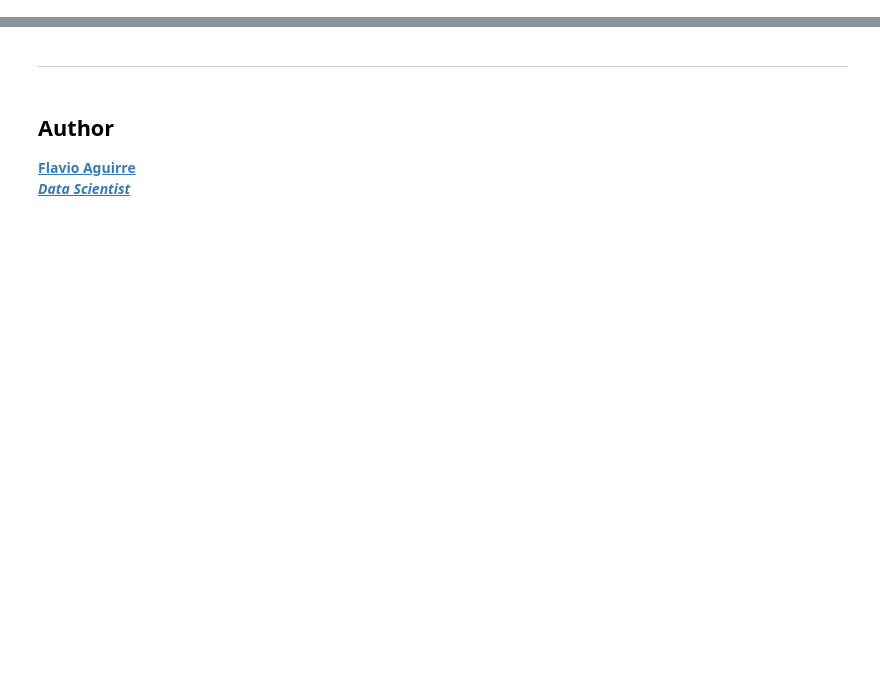
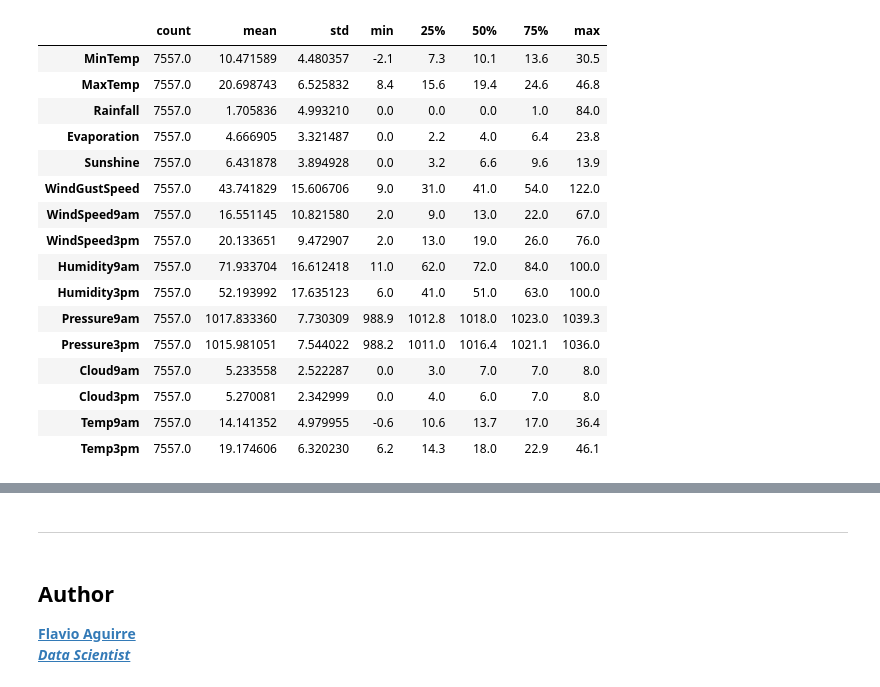
Before and after one commit to flavioaguirre/precipi-check, a Jupyter notebook: notebooks/02-data-wrangling.ipynb, the cells around one changed output, grey strips where cells are left out. Saved outputs shown, nothing was run; the diff lists cells and outputs as text; code cells hidden in the pictures; blank space fills up the shorter version.

Commit message:
refactor: improve 02-data-wrangling with leakage checks and seasonality feature

```diff
--- a/notebooks/02-data-wrangling.ipynb
+++ b/notebooks/02-data-wrangling.ipynb
@@ -75,4 +158,12 @@ With this new goal, we should update the names of the rainfall columns to avoid
 # %%
-df = df.rename(columns={'RainToday': 'RainYesterday',
-                        'RainTomorrow': 'RainToday'
-                        })
+## Location Selection
+
+print("Unique locations in the full dataset:")
+print(sorted(df["Location"].unique()))
+
+# Filter to Melbourne area
+melbourne_locations = ["Melbourne", "MelbourneAirport", "Watsonia"]
+df = df[df["Location"].isin(melbourne_locations)]
+
+print("\nFiltered to Melbourne area locations:", melbourne_locations)
+df.info()
@@ -91,3 +187,0 @@ Since there could still be slight variations in weather patterns, we'll keep "Lo
-# %%
-df = df[df.Location.isin(['Melbourne','MelbourneAirport','Watsonia',])]
-df. info()
@@ -128,11 +187,0 @@ A simple way to do this is to define a function that assigns seasons to given mo
-# %%
-def date_to_season(date):
-    month = date.month
-    if (month == 12) or (month == 1) or (month == 2):
-        return 'Summer'
-    elif (month == 3) or (month == 4) or (month == 5):
-        return 'Autumn'
-    elif (month == 6) or (month == 7) or (month == 8):
-        return 'Winter'
-    elif (month == 9) or (month == 10) or (month == 11):
-        return 'Spring'
@@ -186,0 +205,13 @@ Data saved to ../../data/processed/weatherAUS-data-clean.csv
+# %%
+### Create a function to assign dates to seasons
+
+def date_to_season(date):
+    month = date.month
+    if month in (12, 1, 2):
+        return "Summer"
+    elif month in (3, 4, 5):
+        return "Autumn"
+    elif month in (6, 7, 8):
+        return "Winter"
+    elif month in (9, 10, 11):
+        return "Spring"
@@ -186,0 +237,20 @@ Data saved to ../../data/processed/weatherAUS-data-clean.csv
+# %%
+df.describe().T
+# %% [output]
+|  | count | mean | std | min | 25% | 50% | 75% | max |
+| MinTemp | 7557.0 | 10.471589 | 4.480357 | -2.1 | 7.3 | 10.1 | 13.6 | 30.5 |
+| MaxTemp | 7557.0 | 20.698743 | 6.525832 | 8.4 | 15.6 | 19.4 | 24.6 | 46.8 |
+| Rainfall | 7557.0 | 1.705836 | 4.993210 | 0.0 | 0.0 | 0.0 | 1.0 | 84.0 |
+| Evaporation | 7557.0 | 4.666905 | 3.321487 | 0.0 | 2.2 | 4.0 | 6.4 | 23.8 |
+| Sunshine | 7557.0 | 6.431878 | 3.894928 | 0.0 | 3.2 | 6.6 | 9.6 | 13.9 |
+| WindGustSpeed | 7557.0 | 43.741829 | 15.606706 | 9.0 | 31.0 | 41.0 | 54.0 | 122.0 |
+| WindSpeed9am | 7557.0 | 16.551145 | 10.821580 | 2.0 | 9.0 | 13.0 | 22.0 | 67.0 |
+| WindSpeed3pm | 7557.0 | 20.133651 | 9.472907 | 2.0 | 13.0 | 19.0 | 26.0 | 76.0 |
+| Humidity9am | 7557.0 | 71.933704 | 16.612418 | 11.0 | 62.0 | 72.0 | 84.0 | 100.0 |
+| Humidity3pm | 7557.0 | 52.193992 | 17.635123 | 6.0 | 41.0 | 51.0 | 63.0 | 100.0 |
+| Pressure9am | 7557.0 | 1017.833360 | 7.730309 | 988.9 | 1012.8 | 1018.0 | 1023.0 | 1039.3 |
+| Pressure3pm | 7557.0 | 1015.981051 | 7.544022 | 988.2 | 1011.0 | 1016.4 | 1021.1 | 1036.0 |
+| Cloud9am | 7557.0 | 5.233558 | 2.522287 | 0.0 | 3.0 | 7.0 | 7.0 | 8.0 |
+| Cloud3pm | 7557.0 | 5.270081 | 2.342999 | 0.0 | 4.0 | 6.0 | 7.0 | 8.0 |
+| Temp9am | 7557.0 | 14.141352 | 4.979955 | -0.6 | 10.6 | 13.7 | 17.0 | 36.4 |
+| Temp3pm | 7557.0 | 19.174606 | 6.320230 | 6.2 | 14.3 | 18.0 | 22.9 | 46.1 |
```
Also changed, not shown: parts of 30 cells of this notebook.
